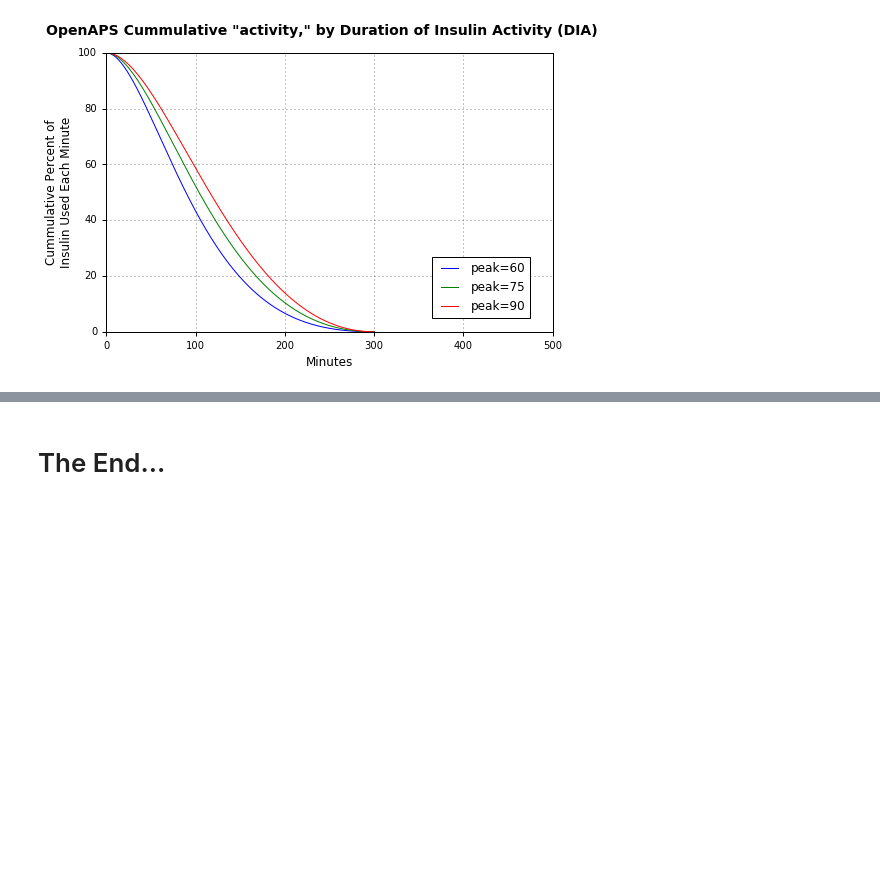
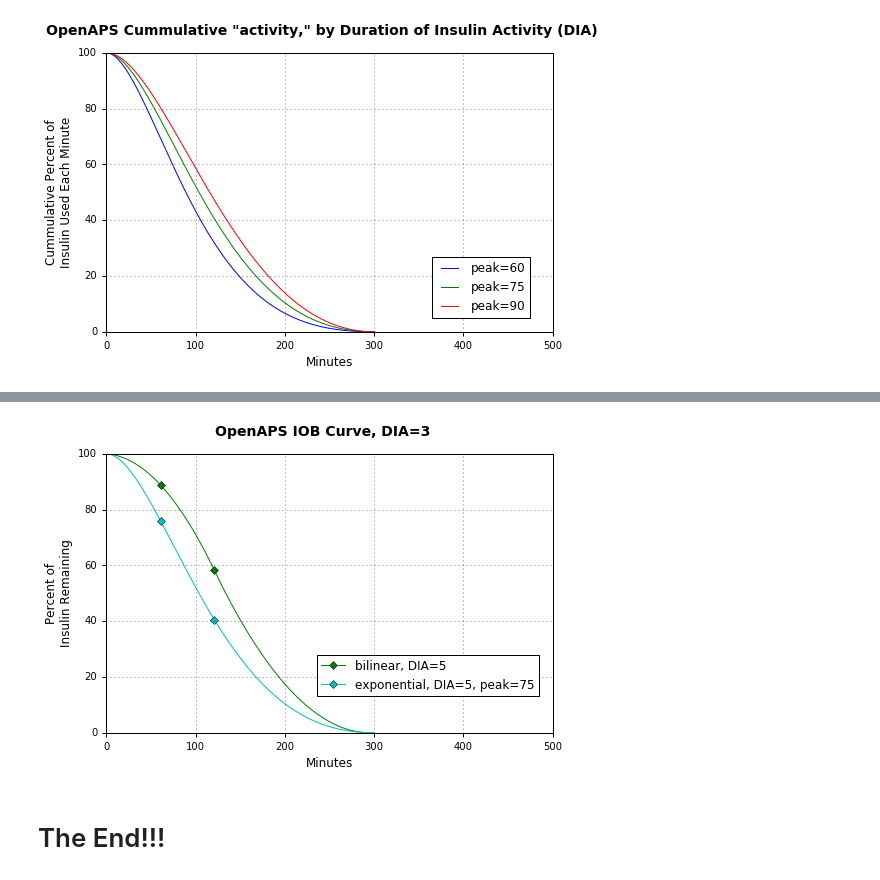
Before and after one commit to Nightscou2018/Replicate-OpenAPS-IOB-calcs, a Jupyter notebook: notebooks/OpenAPS_exponential_insulin_activity_and_IOB_calculations.ipynb, the cells around one changed output, grey strips where cells are left out. Saved outputs shown, nothing was run; the diff lists cells and outputs as text; code cells hidden in the pictures; blank space fills up the shorter version.

```diff
--- a/notebooks/OpenAPS_exponential_insulin_activity_and_IOB_calculations.ipynb
+++ b/notebooks/OpenAPS_exponential_insulin_activity_and_IOB_calculations.ipynb
@@ -240,2 +422,38 @@ plt.show()
+# %%
+# Create a dictionary of DataFrames -- one for each value of DIA between 2 and 8
+dict_of_iob_dfs_by_dia = {}
+
+for dia in range(2, 9):                           # NB: range() ends at n-1
+    x_list, iob_list, act_list = calc_IOB(dia)
+    iob_df = pd.DataFrame({'x' : x_list, 'iob_pct_dia_' + str(dia) : iob_list, 'activity_dia_' + str(dia) : act_list})
+    dict_of_iob_dfs_by_dia.update({dia : iob_df})
+# %%
+# Now plot the curves
+plt.figure(figsize=(8, 5))
+
+plt.ylabel('Percent of\nInsulin Remaining', fontsize=12)
+plt.xlabel('Minutes', fontsize=12)
+plt.suptitle('OpenAPS IOB Curve, DIA=3', fontsize=14, fontweight='bold')
+
+markers = [61, 121]
+
+iob_pct_5 = dict_of_iob_dfs_by_dia[5]['iob_pct_dia_5'] * 100
+iob_pct_5.plot(kind='line', label='bilinear, DIA=5', color='g', markevery=markers, marker='D').grid(True)
+
+iob_exp_5_75 = dict_of_dfs_by_peak[75]['iob_peak_75'] * 100
+iob_exp_5_75.plot(kind='line', label='exponential, DIA=5, peak=75', color='c', markevery=markers, marker='D').grid(True)
+
+plt.tick_params(axis='both', top='off', right='off', direction='out', pad=5, width=1)
+
+
+plt.legend(bbox_to_anchor=(0.97, 0.28), loc=1, borderaxespad=0.0, numpoints=1)
+#plt.savefig('OpenAPS_insulin_action_curves_dia_3.png', format='png', dpi=600)
+
+plt.xlim([0,500])
+plt.ylim([0,100])
+
+plt.show()
+# %% [output]
+[figure, added]
 # %% [markdown]
-# The End...
+# The End!!!
```
Also changed, not shown: parts of 14 cells of this notebook.
